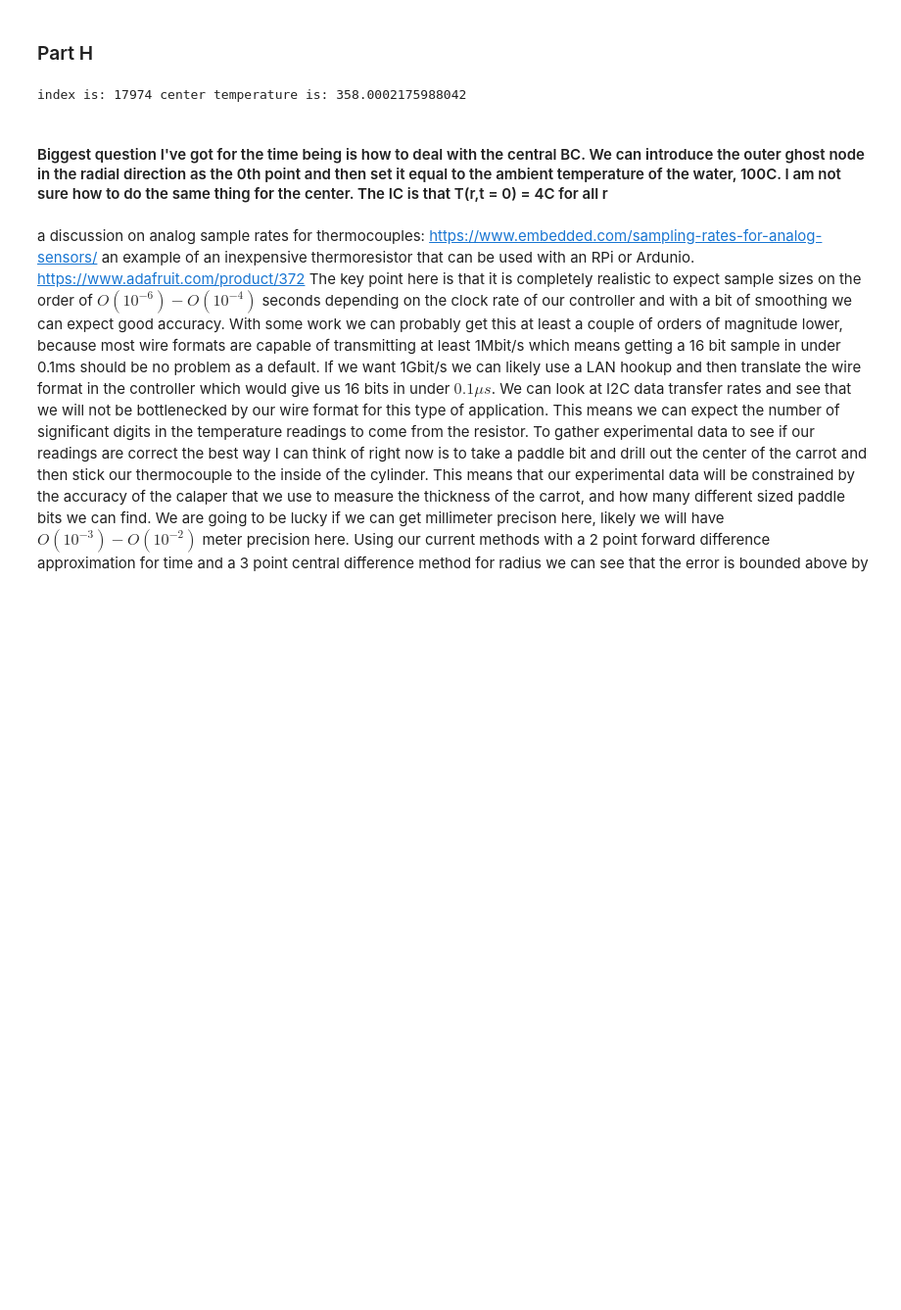
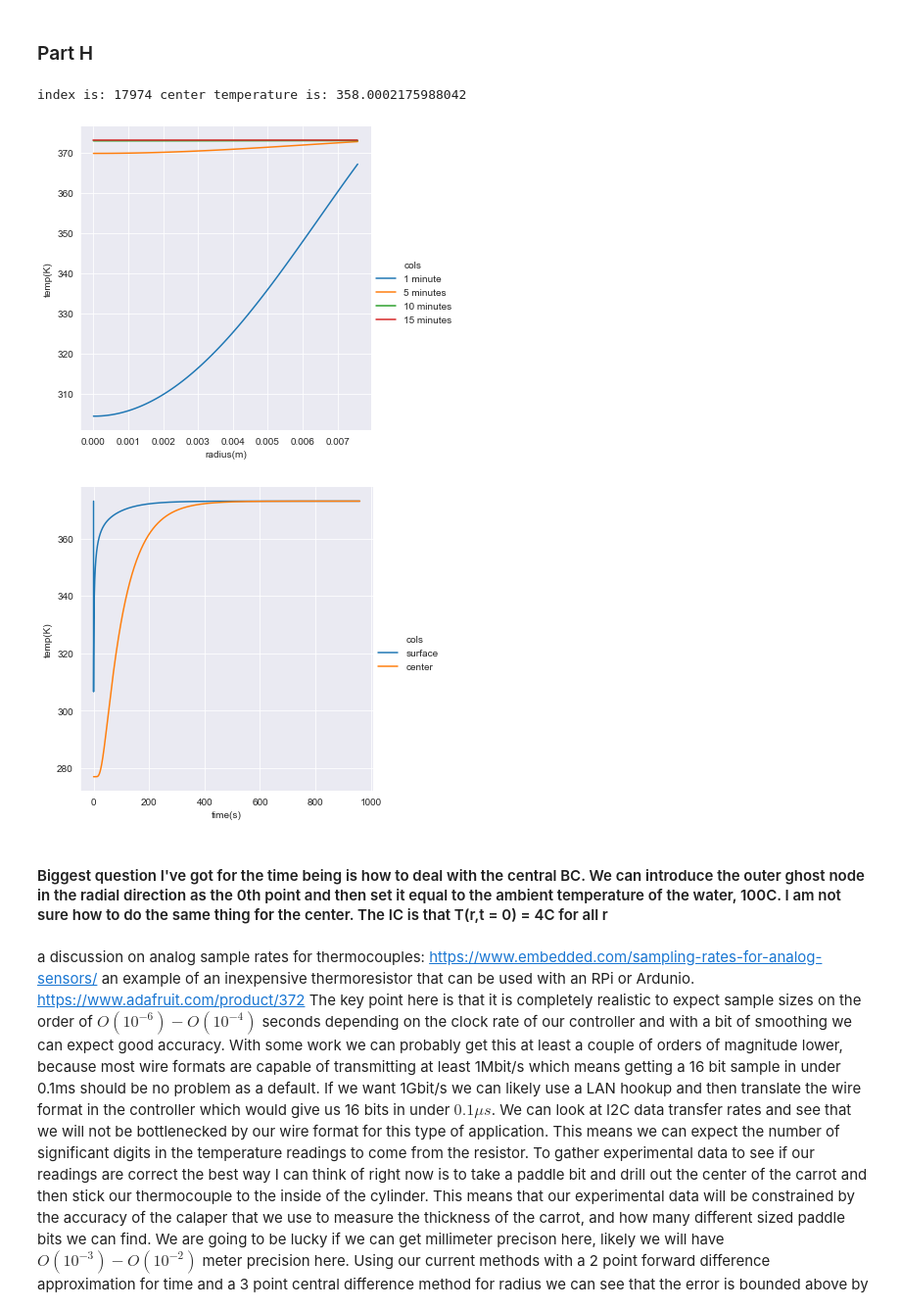
Before and after one commit to jmox0351/heat_and_mass_project, a Jupyter notebook: Mini_project_veggie_Moxley_Leon.ipynb, the cells around one changed output. Shown: that part at 98% size. Saved outputs shown, nothing was run; the diff lists cells and outputs as text; code cells hidden in the pictures; blank space fills up the shorter version.

```diff
--- a/Mini_project_veggie_Moxley_Leon.ipynb
+++ b/Mini_project_veggie_Moxley_Leon.ipynb
@@ -252,6 +295,25 @@ for i in range(10000,50000):
         break
 # %% [output]
 index is: 17974 center temperature is: 358.0002175988042
+# %%
+dataBoil = pd.DataFrame(dataBoil)
+radius = np.linspace(0.0075*1.01,0,102)
+df4 = pd.DataFrame({'radius(m)':radius, '1 minute': dataBoil.iloc[6000], '5 minutes': dataBoil.iloc[30000],\
+                    '10 minutes': dataBoil.iloc[60000], '15 minutes': dataBoil.iloc[90000]})
+df4 = df4.melt('radius(m)', var_name = 'cols', value_name = 'temp(K)')
+sns.set_style('darkgrid')
+g1 = sns.relplot(data = df4, x = 'radius(m)', y = 'temp(K)', hue = 'cols', kind = 'line')
+
+time = np.linspace(0,960,96001)
+df5 = pd.DataFrame({'time(s)': time, 'surface': dataBoil.iloc[:,0], 'center': dataBoil.iloc[:,-1]})
+df5 = df5.melt('time(s)', var_name = 'cols', value_name = 'temp(K)')
+sns.set_style('darkgrid')
+g2 = sns.relplot(data = df5, x = 'time(s)', y = 'temp(K)', hue = 'cols', kind = 'line')
+
+plt.show()
+# %% [output]
+[figure, added]
+[figure, added]
 # %% [markdown]
 #### Biggest question I've got for the time being is how to deal with the central BC. We can introduce the outer ghost node in the radial direction as the 0th point and then set it equal to the ambient temperature of the water, 100C. I am not sure how to do the same thing for the center. The IC is that T(r,t = 0) = 4C for all r
 # %% [markdown]
```
Also changed, not shown: parts of 7 cells of this notebook.
